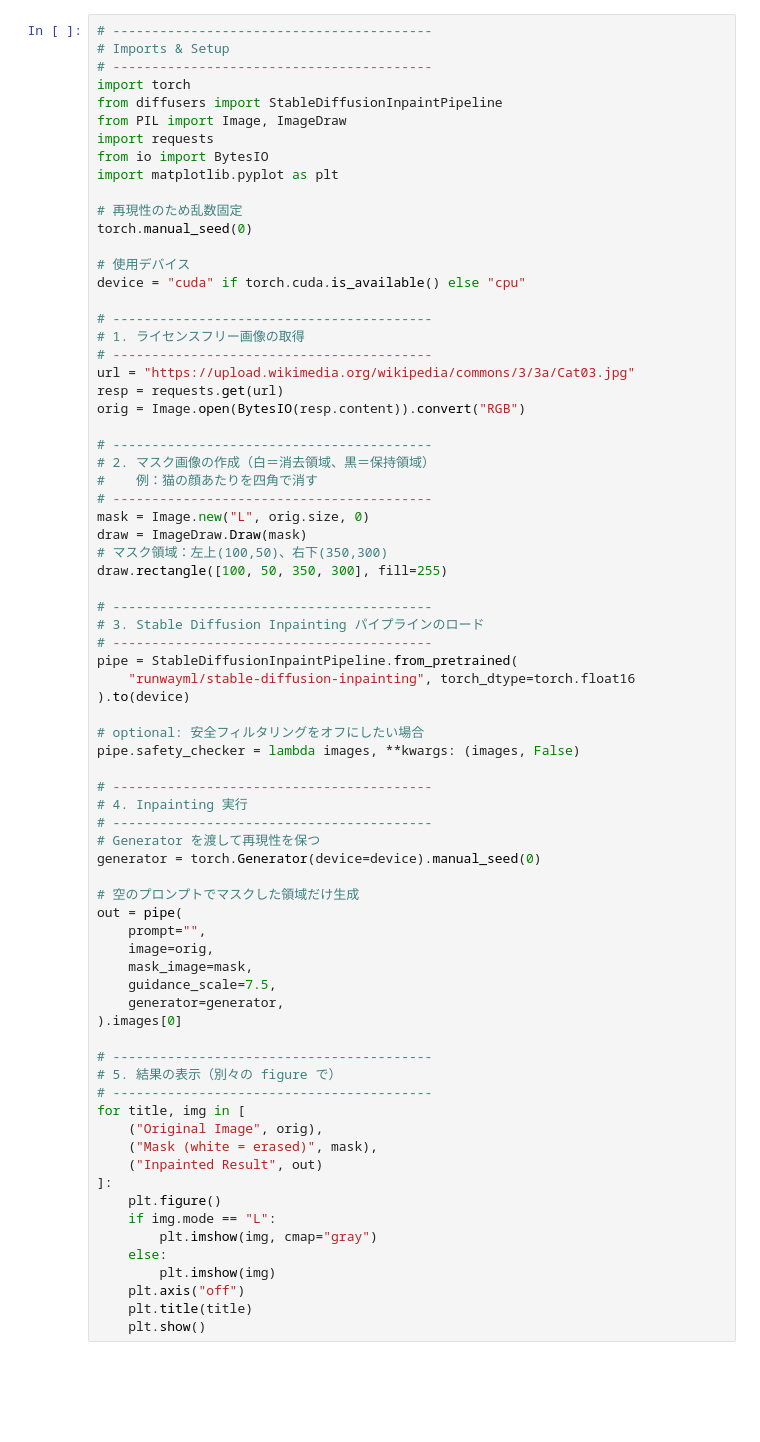
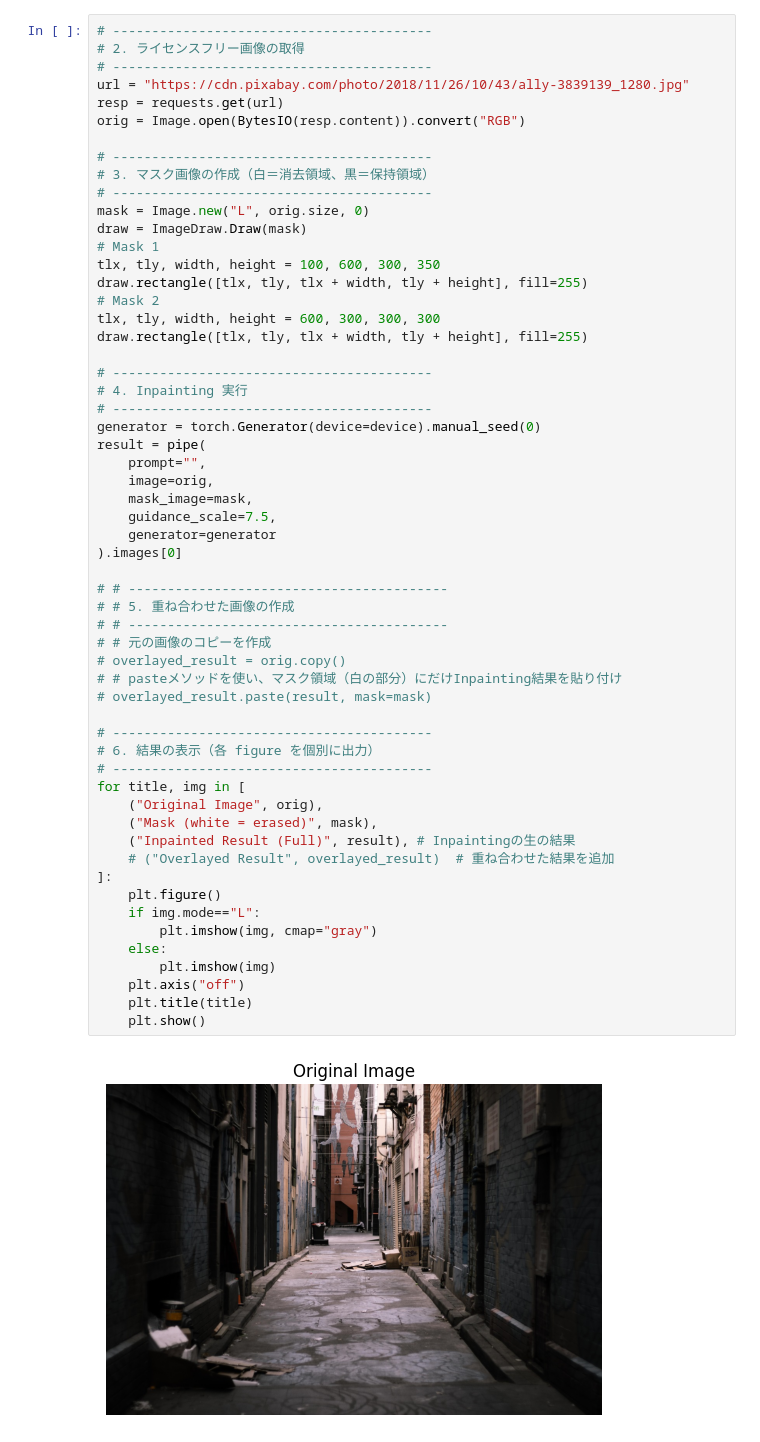
Before and after one commit to takeshi-teshima/lecture-supplement-material, a Jupyter notebook: Introduction-to-AI/02_04_image_object_removal.ipynb, the cells around one changed output. Saved outputs shown, nothing was run; the diff lists cells and outputs as text; blank space fills up the shorter version.

```diff
--- a/Introduction-to-AI/02_04_image_object_removal.ipynb
+++ b/Introduction-to-AI/02_04_image_object_removal.ipynb
@@ -67,74 +55,59 @@ plt.show()
 # %%
 # -----------------------------------------
-# Imports & Setup
+# 2. ライセンスフリー画像の取得
 # -----------------------------------------
-import torch
-from diffusers import StableDiffusionInpaintPipeline
-from PIL import Image, ImageDraw
-import requests
-from io import BytesIO
-import matplotlib.pyplot as plt
-
-# 再現性のため乱数固定
-torch.manual_seed(0)
-
-# 使用デバイス
-device = "cuda" if torch.cuda.is_available() else "cpu"
-
-# -----------------------------------------
-# 1. ライセンスフリー画像の取得
-# -----------------------------------------
-url = "https://upload.wikimedia.org/wikipedia/commons/3/3a/Cat03.jpg"
+url = "https://cdn.pixabay.com/photo/2018/11/26/10/43/ally-3839139_1280.jpg"
 resp = requests.get(url)
 orig = Image.open(BytesIO(resp.content)).convert("RGB")
 
 # -----------------------------------------
-# 2. マスク画像の作成（白＝消去領域、黒＝保持領域）
-#    例：猫の顔あたりを四角で消す
+# 3. マスク画像の作成（白＝消去領域、黒＝保持領域）
 # -----------------------------------------
 mask = Image.new("L", orig.size, 0)
 draw = ImageDraw.Draw(mask)
-# マスク領域：左上(100,50)、右下(350,300)
-draw.rectangle([100, 50, 350, 300], fill=255)
-
-# -----------------------------------------
-# 3. Stable Diffusion Inpainting パイプラインのロード
-# -----------------------------------------
-pipe = StableDiffusionInpaintPipeline.from_pretrained(
-    "runwayml/stable-diffusion-inpainting", torch_dtype=torch.float16
-).to(device)
-
-# optional: 安全フィルタリングをオフにしたい場合
-pipe.safety_checker = lambda images, **kwargs: (images, False)
+# Mask 1
+tlx, tly, width, height = 100, 600, 300, 350
+draw.rectangle([tlx, tly, tlx + width, tly + height], fill=255)
+# Mask 2
+tlx, tly, width, height = 600, 300, 300, 300
+draw.rectangle([tlx, tly, tlx + width, tly + height], fill=255)
 
 # -----------------------------------------
 # 4. Inpainting 実行
 # -----------------------------------------
-# Generator を渡して再現性を保つ
 generator = torch.Generator(device=device).manual_seed(0)
-
-# 空のプロンプトでマスクした領域だけ生成
-out = pipe(
+result = pipe(
     prompt="",
     image=orig,
     mask_image=mask,
     guidance_scale=7.5,
-    generator=generator,
+    generator=generator
 ).images[0]
 
+# # -----------------------------------------
+# # 5. 重ね合わせた画像の作成
+# # -----------------------------------------
+# # 元の画像のコピーを作成
+# overlayed_result = orig.copy()
+# # pasteメソッドを使い、マスク領域（白の部分）にだけInpainting結果を貼り付け
+# overlayed_result.paste(result, mask=mask)
+
 # -----------------------------------------
-# 5. 結果の表示（別々の figure で）
+# 6. 結果の表示（各 figure を個別に出力）
 # -----------------------------------------
 for title, img in [
     ("Original Image", orig),
     ("Mask (white = erased)", mask),
-    ("Inpainted Result", out)
+    ("Inpainted Result (Full)", result), # Inpaintingの生の結果
+    # ("Overlayed Result", overlayed_result)  # 重ね合わせた結果を追加
 ]:
     plt.figure()
-    if img.mode == "L":
+    if img.mode=="L":
         plt.imshow(img, cmap="gray")
     else:
         plt.imshow(img)
     plt.axis("off")
     plt.title(title)
     plt.show()
+# %% [output]
+[figure, added]
```
Also changed, not shown: parts of 4 cells of this notebook.
